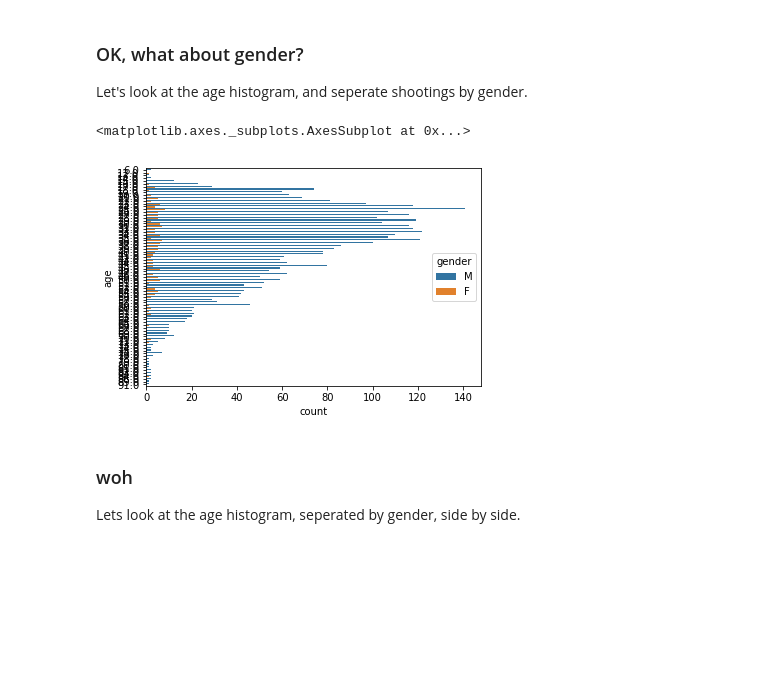
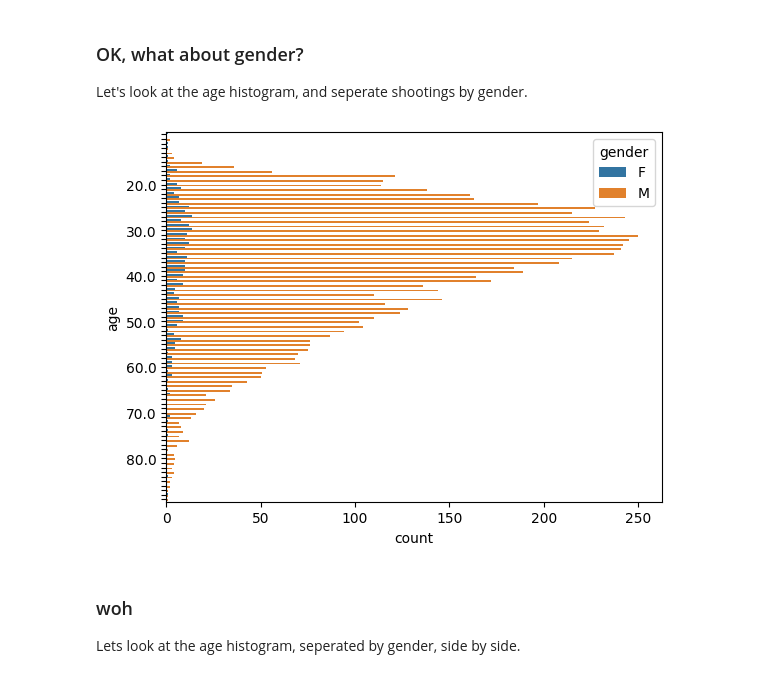
Before and after one commit to lcommons/portfolio, a Jupyter notebook: policeshootings/PoliceShootings.ipynb, the cells around one changed output. Saved outputs shown, nothing was run; the diff lists cells and outputs as text; code cells hidden in the pictures; blank space fills up the shorter version.

```diff
--- a/policeshootings/PoliceShootings.ipynb
+++ b/policeshootings/PoliceShootings.ipynb
@@ -164,11 +232,18 @@ And what's with all the sixty year olds? I guess I hope when I am sixty-somethin
 ### OK, what about gender?
 
 Let's look at the age histogram, and seperate shootings by gender.
-# %%
-sns.countplot(data=data,y='age',hue='gender')
-# %% [output]
-<matplotlib.axes._subplots.AxesSubplot at 0x...>
-[figure, removed]
+# %%
+plot = sns.countplot(data=data,y='age',hue='gender')
+#plot.yaxis.set_major_locator(ticker.LinearLocator(10))
+#new_ticks = [i.get_text() for i in plot.get_xticklabels()]
+#plt.xticks(range(0, len(new_ticks), 10), new_ticks[::10])
+for label in plot.get_yticklabels():
+    if float(label.get_text()) % 10 == 0:
+        label.set_visible(True)
+    else:
+        label.set_visible(False)
+# %% [output]
+[figure, added]
 # %% [markdown]
 ### woh
 
```
Also changed, not shown: parts of 22 cells of this notebook.
